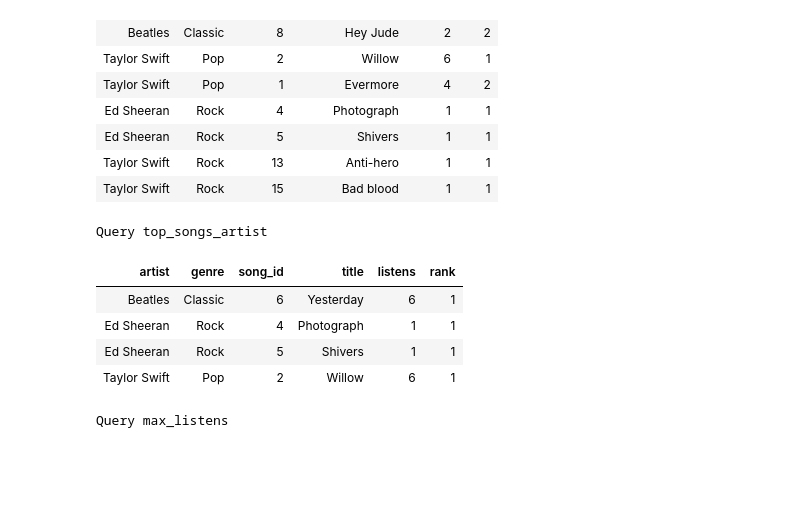
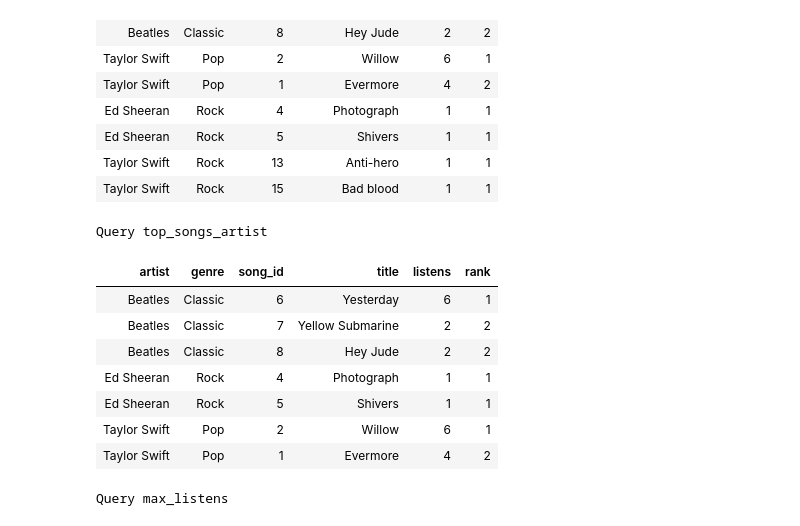
Before and after one commit to shivag/cs145, a Jupyter notebook: Spotify's_SQL_example_CS145.ipynb, the cells around one changed output. Cells and saved outputs as stored; diff of their text form; code cells hidden in the pictures; blank space fills up the shorter version.

```diff
--- a/Spotify's_SQL_example_CS145.ipynb
+++ b/Spotify's_SQL_example_CS145.ipynb
@@ -67,6 +62,6 @@ Successfully installed pysqlite3-0.5.3
 3.37.2
 # %%
-dbname = "music_streaming4.db"
+dbname = "music_streaming_1.db"
 
 def printSqlResults(cursor, tblName):
   try:
@@ -1995,37 +2280,40 @@ Query top_songs_genre
 # %%
 """qry_top_songs_artist:
 Finds the top-k ranked songs per artist based on the number of listens.
 The query is similar qry_top_songs_genre, except the PARTITION by artist
 Play: Play with rank_value (k) (for k =1, 2, 3).
 
 Takeaways: For rank-value=1,
 1. We get the top-1 ranked songs per artist
 2. When the rank is the same, we get multiple songs (e.g., Ed Sheeran has 2
 top songs because listens=1 for both of them)
 """
 qry_top_songs_artist = """
 SELECT artist, genre, song_id, title, listens, rank
 FROM (
     SELECT artist, genre, song_id, title, listens,
         RANK() OVER (PARTITION BY artist ORDER BY listens DESC) AS rank
         -- rank by listens per aritst
     FROM (
         SELECT s.artist, s.genre, l.song_id, s.title, COUNT(*) AS listens
         FROM Listens l
         INNER JOIN Songs s ON l.song_id = s.song_id
         GROUP BY s.artist, s.genre, l.song_id, s.title
     ) --qry_count_songs
 ) --ranked_songs
-WHERE rank <= 1;
+WHERE rank <= 2;
 """
 runSql('Query top_songs_artist', qry_top_songs_artist)
 # %% [output]
 Query top_songs_artist
 | artist | genre | song_id | title | listens | rank |
 | Beatles | Classic | 6 | Yesterday | 6 | 1 |
+| Beatles | Classic | 7 | Yellow Submarine | 2 | 2 |
+| Beatles | Classic | 8 | Hey Jude | 2 | 2 |
 | Ed Sheeran | Rock | 4 | Photograph | 1 | 1 |
 | Ed Sheeran | Rock | 5 | Shivers | 1 | 1 |
 | Taylor Swift | Pop | 2 | Willow | 6 | 1 |
+| Taylor Swift | Pop | 1 | Evermore | 4 | 2 |
 # %%
 """qry_max_listens:
 Finds the song with the max number of listens
```
Also changed, not shown: parts of 59 cells of this notebook.
